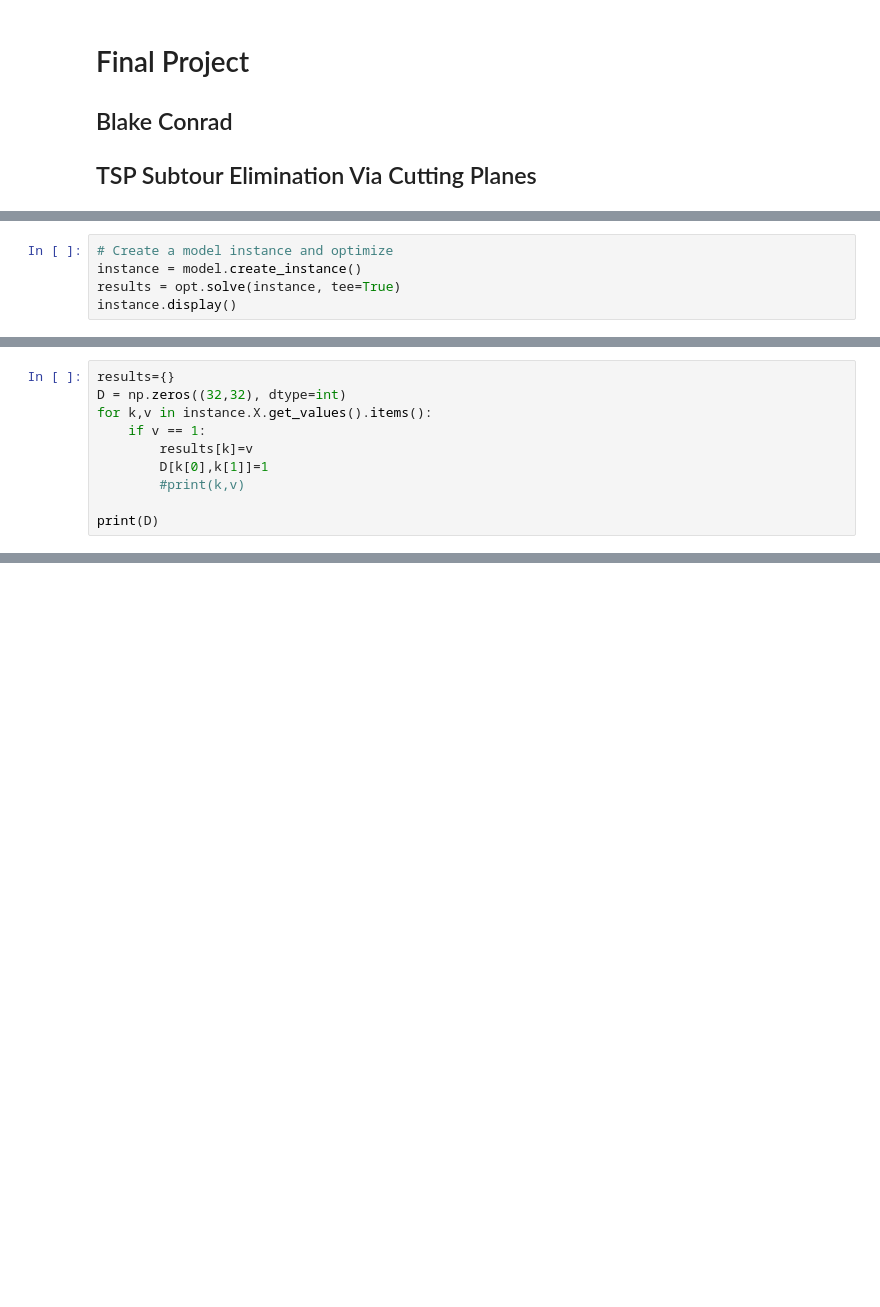
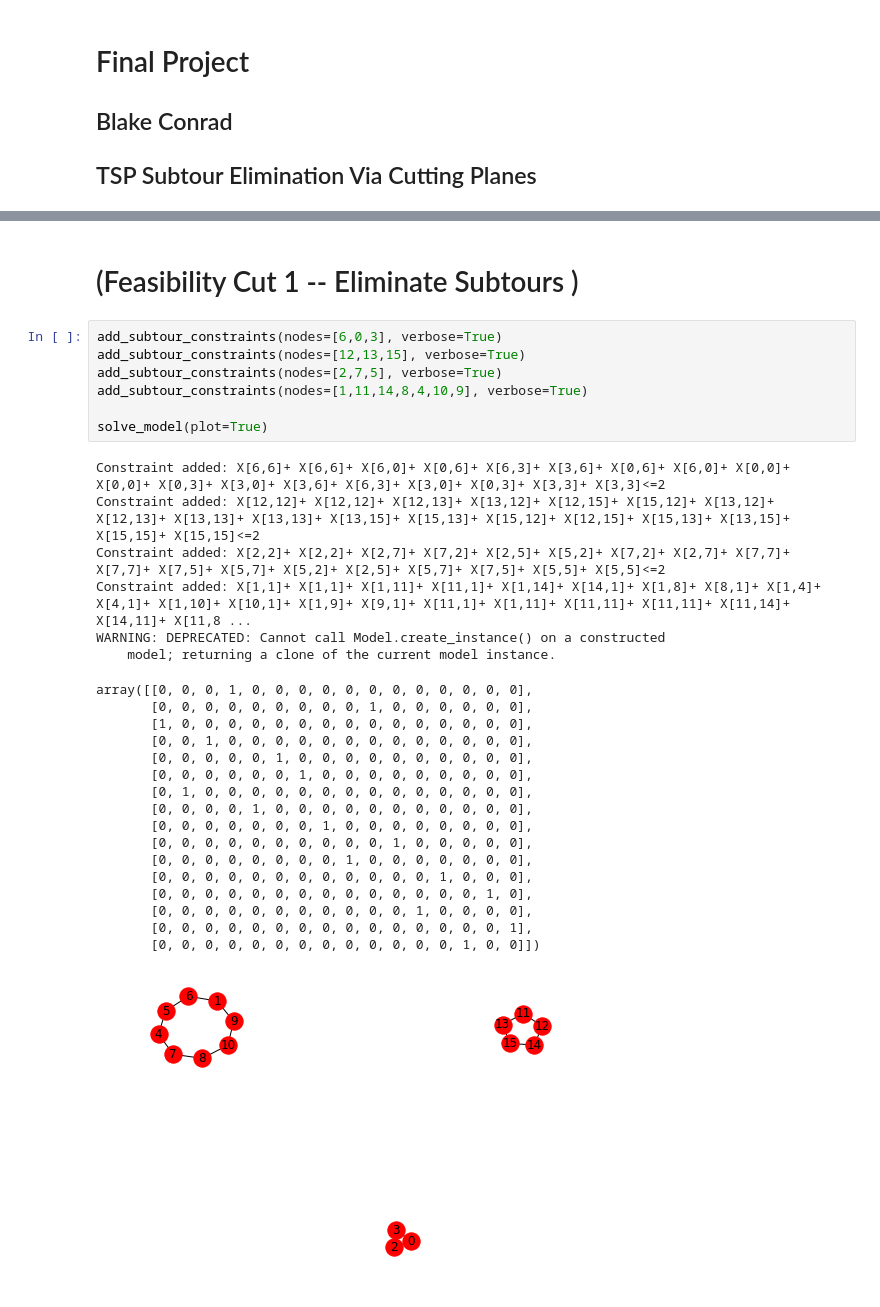
Before and after one commit to conradbm/imse884, a Jupyter notebook: term_project/final_cutting_planes_subtours.ipynb, the cells around one changed output, grey strips where cells are left out. Drawn from its saved outputs; the diff is of its cells as text; blank space fills up the shorter version.

```diff
--- a/term_project/final_cutting_planes_subtours.ipynb
+++ b/term_project/final_cutting_planes_subtours.ipynb
@@ -82,5 +109,0 @@ for j in model.X_index_1.data():
-# %%
-# Create a model instance and optimize
-instance = model.create_instance()
-results = opt.solve(instance, tee=True)
-instance.display()
@@ -125,10 +109,0 @@ instance.X.get_values()
-# %%
-results={}
-D = np.zeros((32,32), dtype=int)
-for k,v in instance.X.get_values().items():
-    if v == 1:
-        results[k]=v
-        D[k[0],k[1]]=1
-        #print(k,v)
-
-print(D)
@@ -149,0 +163,33 @@ nx.draw(G, with_labels=True)
+# %% [markdown]
+# (Feasibility Cut 1 -- Eliminate Subtours )
+# %%
+add_subtour_constraints(nodes=[6,0,3], verbose=True)
+add_subtour_constraints(nodes=[12,13,15], verbose=True)
+add_subtour_constraints(nodes=[2,7,5], verbose=True)
+add_subtour_constraints(nodes=[1,11,14,8,4,10,9], verbose=True)
+
+solve_model(plot=True)
+# %% [output]
+Constraint added: X[6,6]+ X[6,6]+ X[6,0]+ X[0,6]+ X[6,3]+ X[3,6]+ X[0,6]+ X[6,0]+ X[0,0]+ X[0,0]+ X[0,3]+ X[3,0]+ X[3,6]+ X[6,3]+ X[3,0]+ X[0,3]+ X[3,3]+ X[3,3]<=2
+Constraint added: X[12,12]+ X[12,12]+ X[12,13]+ X[13,12]+ X[12,15]+ X[15,12]+ X[13,12]+ X[12,13]+ X[13,13]+ X[13,13]+ X[13,15]+ X[15,13]+ X[15,12]+ X[12,15]+ X[15,13]+ X[13,15]+ X[15,15]+ X[15,15]<=2
+Constraint added: X[2,2]+ X[2,2]+ X[2,7]+ X[7,2]+ X[2,5]+ X[5,2]+ X[7,2]+ X[2,7]+ X[7,7]+ X[7,7]+ X[7,5]+ X[5,7]+ X[5,2]+ X[2,5]+ X[5,7]+ X[7,5]+ X[5,5]+ X[5,5]<=2
+Constraint added: X[1,1]+ X[1,1]+ X[1,11]+ X[11,1]+ X[1,14]+ X[14,1]+ X[1,8]+ X[8,1]+ X[1,4]+ X[4,1]+ X[1,10]+ X[10,1]+ X[1,9]+ X[9,1]+ X[11,1]+ X[1,11]+ X[11,11]+ X[11,11]+ X[11,14]+ X[14,11]+ X[11,8 ...
+WARNING: DEPRECATED: Cannot call Model.create_instance() on a constructed
+    model; returning a clone of the current model instance.
+array([[0, 0, 0, 1, 0, 0, 0, 0, 0, 0, 0, 0, 0, 0, 0, 0],
+       [0, 0, 0, 0, 0, 0, 0, 0, 0, 1, 0, 0, 0, 0, 0, 0],
+       [1, 0, 0, 0, 0, 0, 0, 0, 0, 0, 0, 0, 0, 0, 0, 0],
+       [0, 0, 1, 0, 0, 0, 0, 0, 0, 0, 0, 0, 0, 0, 0, 0],
+       [0, 0, 0, 0, 0, 1, 0, 0, 0, 0, 0, 0, 0, 0, 0, 0],
+       [0, 0, 0, 0, 0, 0, 1, 0, 0, 0, 0, 0, 0, 0, 0, 0],
+       [0, 1, 0, 0, 0, 0, 0, 0, 0, 0, 0, 0, 0, 0, 0, 0],
+       [0, 0, 0, 0, 1, 0, 0, 0, 0, 0, 0, 0, 0, 0, 0, 0],
+       [0, 0, 0, 0, 0, 0, 0, 1, 0, 0, 0, 0, 0, 0, 0, 0],
+       [0, 0, 0, 0, 0, 0, 0, 0, 0, 0, 1, 0, 0, 0, 0, 0],
+       [0, 0, 0, 0, 0, 0, 0, 0, 1, 0, 0, 0, 0, 0, 0, 0],
+       [0, 0, 0, 0, 0, 0, 0, 0, 0, 0, 0, 0, 1, 0, 0, 0],
+       [0, 0, 0, 0, 0, 0, 0, 0, 0, 0, 0, 0, 0, 0, 1, 0],
+       [0, 0, 0, 0, 0, 0, 0, 0, 0, 0, 0, 1, 0, 0, 0, 0],
+       [0, 0, 0, 0, 0, 0, 0, 0, 0, 0, 0, 0, 0, 0, 0, 1],
+       [0, 0, 0, 0, 0, 0, 0, 0, 0, 0, 0, 0, 0, 1, 0, 0]])
+[figure, added]
```
Also changed, not shown: parts of 18 cells of this notebook, 18 other files.
